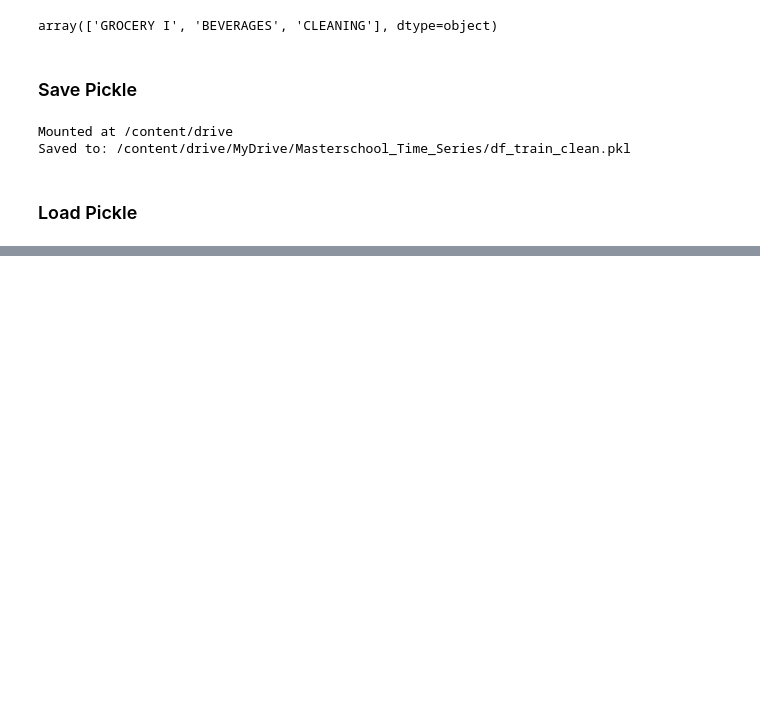
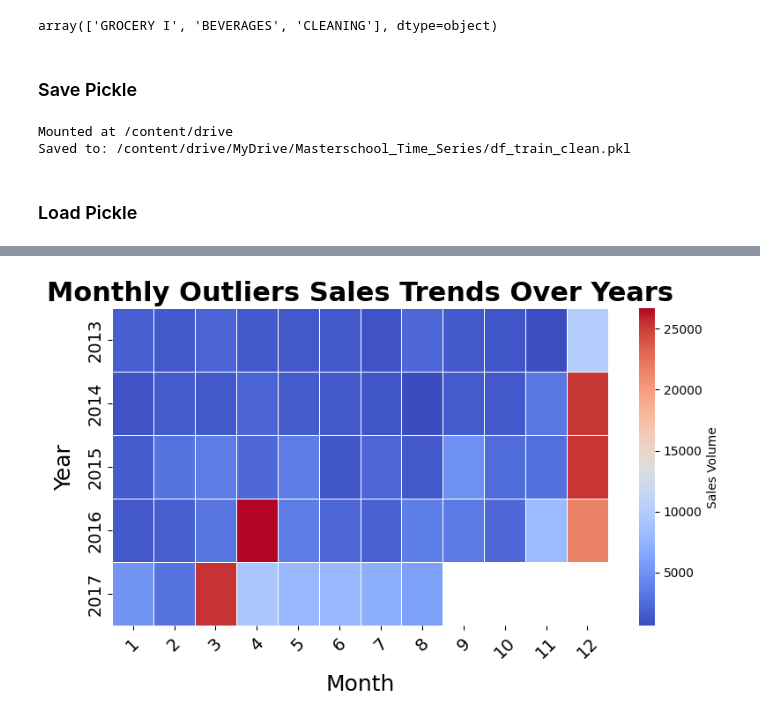
Before and after one commit to JericCantos/TIL, a Jupyter notebook: data_prep.ipynb, the cells around one changed output, grey strips where cells are left out. Cells and saved outputs as stored; diff of their text form; code cells hidden in the pictures; blank space fills up the shorter version.

Commit message:
explored outliers, doing feature engineering. waiting for google to reload my credits so I can use GPU runtimes again

```diff
--- a/data_prep.ipynb
+++ b/data_prep.ipynb
@@ -191,0 +402,19 @@ print("DataFrame reloaded, ready to go!")
+# %%
+# check whether outliers are correlated with holidays or promotions
+
+#merge outliers with holidays
+outliers_copy = pd.merge(outliers, df_holiday_events, how='left', on='date')
+
+# check what the union of holidays and promotions are
+on_promotion_or_holiday = len(outliers_copy[(outliers_copy['onpromotion']==True)
+                              | (~outliers_copy['type'].isnull()) ])
+
+not_promotion_nor_holiday = len(outliers_copy[(outliers_copy['onpromotion']==False)
+                              & (outliers_copy['type'].isnull()) ])
+
+total = len(outliers_copy)
+
+print('Total Outliers:', total,
+      '\n On Promotion or Holiday:', on_promotion_or_holiday,
+      '\n Not on Promotion nor Holiday', not_promotion_nor_holiday,
+      '\n % on Promotion nor Holiday', on_promotion_or_holiday*100/total)
@@ -191,0 +439,42 @@ print("DataFrame reloaded, ready to go!")
+# %%
+outliers_copy.loc[:, 'date'] = pd.to_datetime(outliers_copy['date'])
+outliers_copy = outliers_copy.set_index('date').sort_index()
+outliers_copy.reset_index(inplace=True, drop=False)
+
+
+# Split the timestamp
+outliers_copy['year'] = outliers_copy['date'].dt.year
+outliers_copy['month'] = outliers_copy['date'].dt.month
+outliers_copy['day'] = outliers_copy['date'].dt.day
+outliers_copy['week'] = outliers_copy['date'].dt.isocalendar().week
+outliers_copy['day_of_week'] = outliers_copy['date'].dt.day_of_week
+
+# group by month and year, see if there's a trend to when the outliers occur
+outliers_by_month = (
+    outliers_copy.groupby(['year', 'month'])['unit_sales'].sum().unstack()
+)
+
+import seaborn as sns
+
+plt.figure(figsize=(8,5))
+sns.heatmap(
+   outliers_by_month,
+   cmap='coolwarm',
+   linewidths=0.5,
+   linecolor='white',
+   cbar_kws={'label': 'Sales Volume'}
+)
+
+# Customizing title and axes labels
+plt.title('Monthly Outliers Sales Trends Over Years', fontsize=22, fontweight='bold')
+plt.xlabel('Month', fontsize=18, labelpad=10)
+plt.ylabel('Year', fontsize=18, labelpad=10)
+# Formatting tick labels
+plt.xticks(fontsize=14, rotation=45)
+plt.yticks(fontsize=14)
+# Adjust layout for better spacing
+plt.tight_layout()
+# Display the heatmap
+plt.show()
+# %% [output]
+[figure, added]
```
Also changed, not shown: parts of 41 cells of this notebook.
